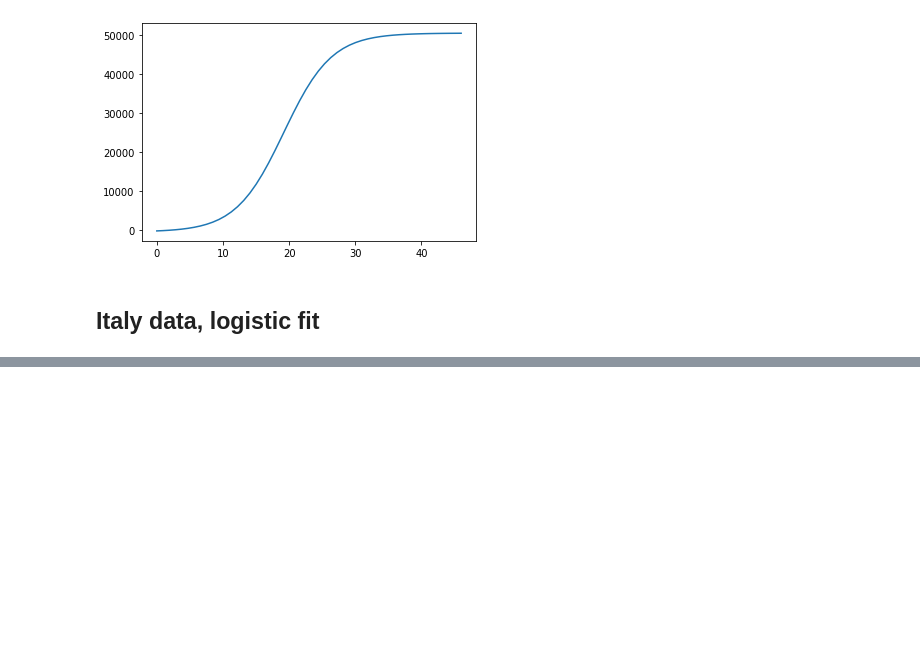
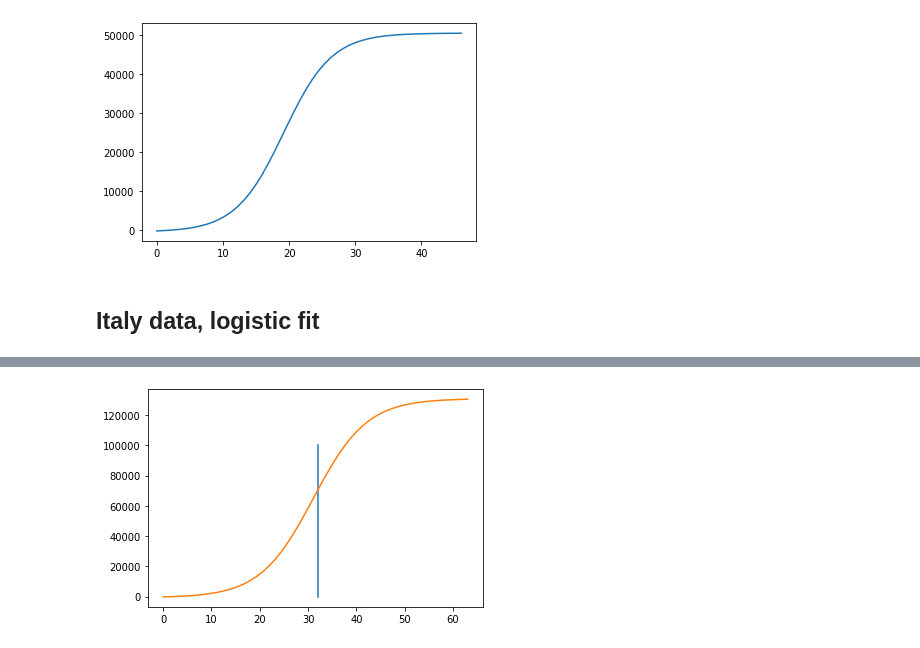
Before and after one commit to gregwinther/youtube, a Jupyter notebook: covid19/Corona_virus_analysis.ipynb, the cells around one changed output, grey strips where cells are left out. Cells and saved outputs as stored; diff of their text form; code cells hidden in the pictures; blank space fills up the shorter version.

```diff
--- a/Corona_virus_analysis.ipynb
+++ b/covid19/Corona_virus_analysis.ipynb
@@ -206,0 +190,8 @@ The total cases will be at 70545
+# %%
+x = np.linspace(0, len(cases_italy) + 31)
+y = logistic_function(x, *params)
+plt.plot([len(cases_italy), len(cases_italy)], [0, 100000])
+plt.plot(x, y)
+plt.show()
+# %% [output]
+[figure, added]
```
Also changed, not shown: parts of 6 cells of this notebook, 1 other file.
